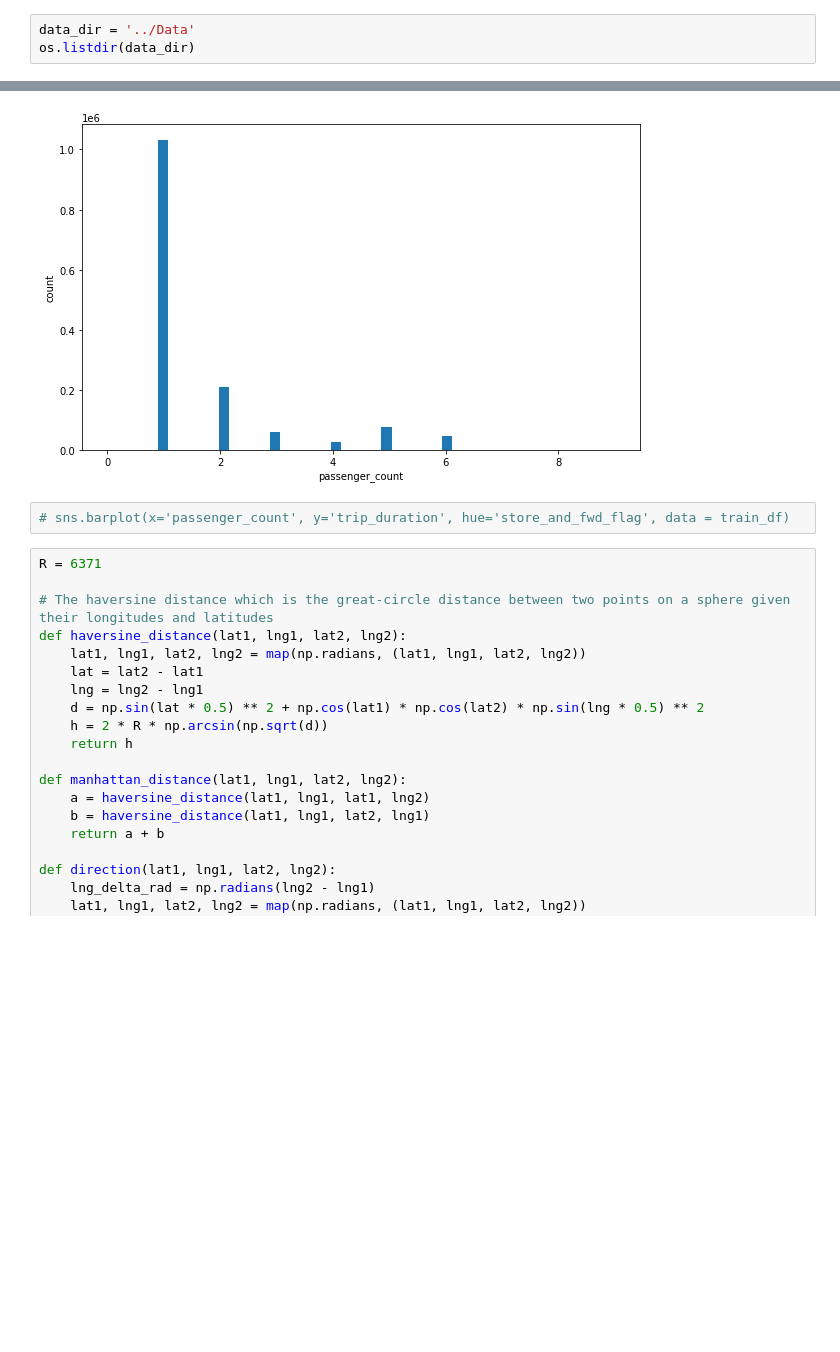
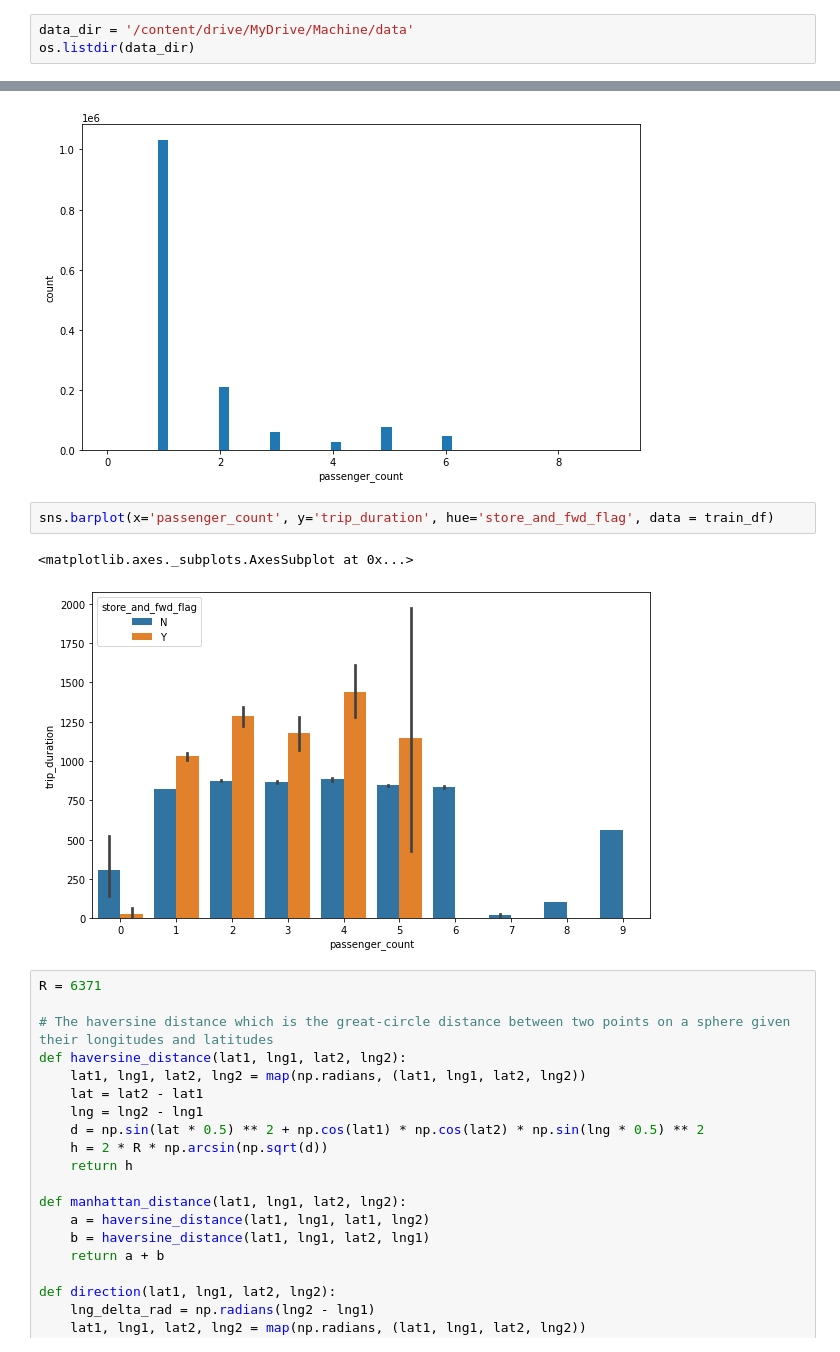
Before and after one commit to ahmedsherif304/Taxi-Trip-Duration-Kaggle-Competition, a Jupyter notebook: src/nyc.ipynb, the cells around one changed output, grey strips where cells are left out. Cells and saved outputs as stored; diff of their text form; blank space fills up the shorter version.

```diff
--- a/src/nyc.ipynb
+++ b/src/nyc.ipynb
@@ -13,4 +19,4 @@ from sklearn.metrics import mean_squared_log_error
 # %%
-data_dir = '../Data'
+data_dir = '/content/drive/MyDrive/Machine/data'
 os.listdir(data_dir)
 # %% [output]
@@ -129,7 +132,10 @@ show_hist('passenger_count')
 # %% [output]
 [figure]
 # %%
-# sns.barplot(x='passenger_count', y='trip_duration', hue='store_and_fwd_flag', data = train_df)
+sns.barplot(x='passenger_count', y='trip_duration', hue='store_and_fwd_flag', data = train_df)
+# %% [output]
+<matplotlib.axes._subplots.AxesSubplot at 0x...>
+[figure, added]
 # %%
 R = 6371
 
```
Also changed, not shown: parts of 28 cells of this notebook.
